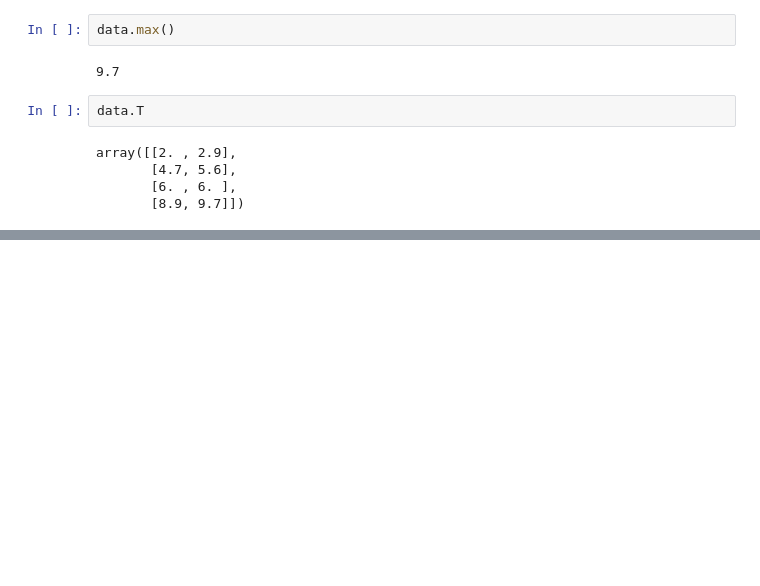
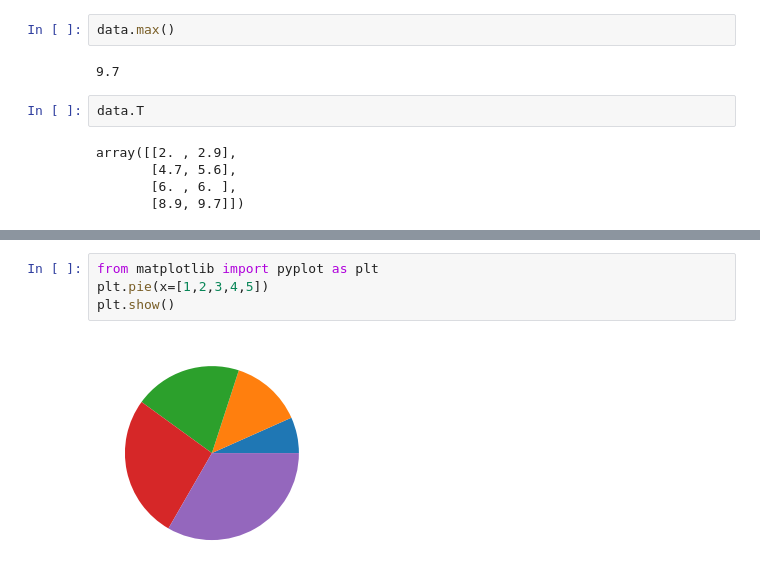
Before and after one commit to sunith-tata/sunith_tata, a Jupyter notebook: Day 6.ipynb, the cells around one changed output, grey strips where cells are left out. Cells and saved outputs as stored; diff of their text form; blank space fills up the shorter version.

```diff
--- a/Day 6.ipynb
+++ b/Day 6.ipynb
@@ -148,0 +293,6 @@ array([[2. , 2.9],
+# %%
+from matplotlib import pyplot as plt
+plt.pie(x=[1,2,3,4,5])
+plt.show()
+# %% [output]
+[figure, added]
```
Also changed, not shown: parts of 20 cells of this notebook, 1 other file.
